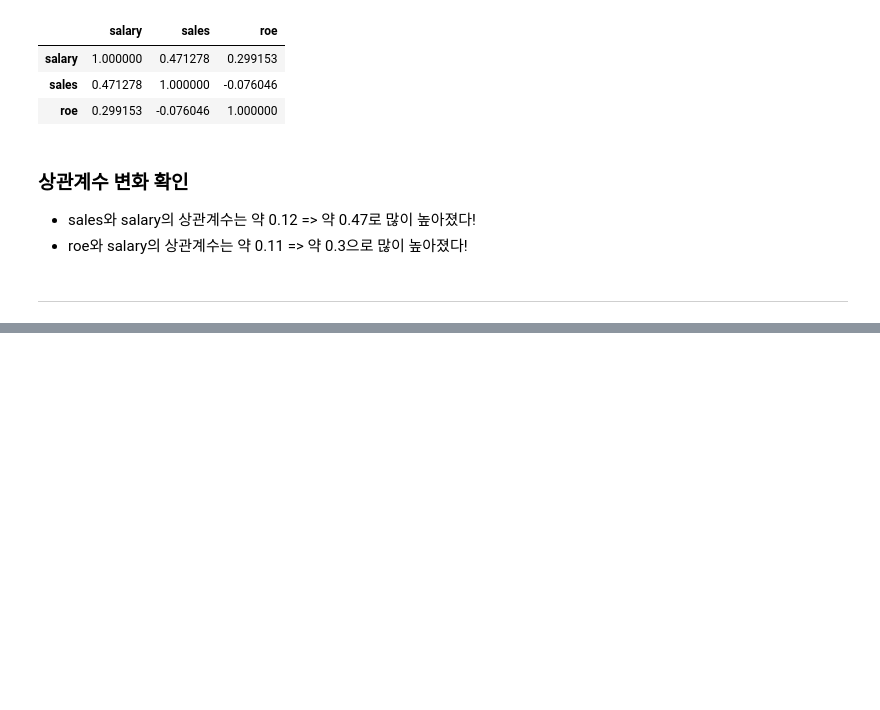
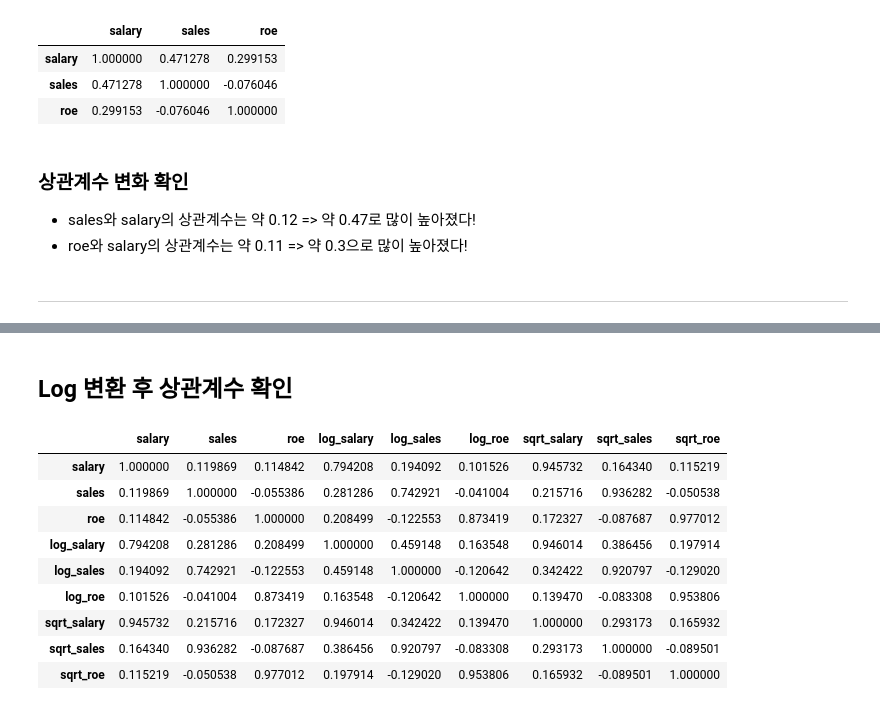
Before and after one commit to sucream/Bigdata-Analysis-Engineer-Note, a Jupyter notebook: 02.DataPreprocessing.ipynb, the cells around one changed output, grey strips where cells are left out. Cells and saved outputs as stored; diff of their text form; code cells hidden in the pictures; blank space fills up the shorter version.

```diff
--- a/02.DataPreprocessing.ipynb
+++ b/02.DataPreprocessing.ipynb
@@ -433,0 +520,15 @@ data_IQR.corr()
+# %% [markdown]
+## Log 변환 후 상관계수 확인
+# %%
+data.corr()
+# %% [output]
+|  | salary | sales | roe | log_salary | log_sales | log_roe | sqrt_salary | sqrt_sales | sqrt_roe |
+| salary | 1.000000 | 0.119869 | 0.114842 | 0.794208 | 0.194092 | 0.101526 | 0.945732 | 0.164340 | 0.115219 |
+| sales | 0.119869 | 1.000000 | -0.055386 | 0.281286 | 0.742921 | -0.041004 | 0.215716 | 0.936282 | -0.050538 |
+| roe | 0.114842 | -0.055386 | 1.000000 | 0.208499 | -0.122553 | 0.873419 | 0.172327 | -0.087687 | 0.977012 |
+| log_salary | 0.794208 | 0.281286 | 0.208499 | 1.000000 | 0.459148 | 0.163548 | 0.946014 | 0.386456 | 0.197914 |
+| log_sales | 0.194092 | 0.742921 | -0.122553 | 0.459148 | 1.000000 | -0.120642 | 0.342422 | 0.920797 | -0.129020 |
+| log_roe | 0.101526 | -0.041004 | 0.873419 | 0.163548 | -0.120642 | 1.000000 | 0.139470 | -0.083308 | 0.953806 |
+| sqrt_salary | 0.945732 | 0.215716 | 0.172327 | 0.946014 | 0.342422 | 0.139470 | 1.000000 | 0.293173 | 0.165932 |
+| sqrt_sales | 0.164340 | 0.936282 | -0.087687 | 0.386456 | 0.920797 | -0.083308 | 0.293173 | 1.000000 | -0.089501 |
+| sqrt_roe | 0.115219 | -0.050538 | 0.977012 | 0.197914 | -0.129020 | 0.953806 | 0.165932 | -0.089501 | 1.000000 |
```
Also changed, not shown: parts of 31 cells of this notebook.
